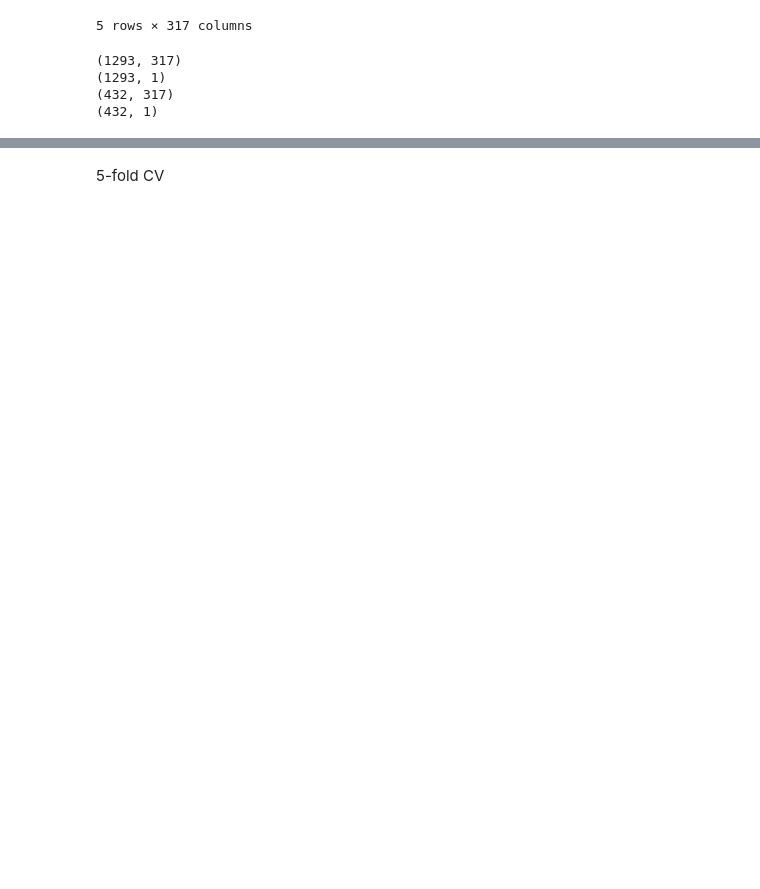
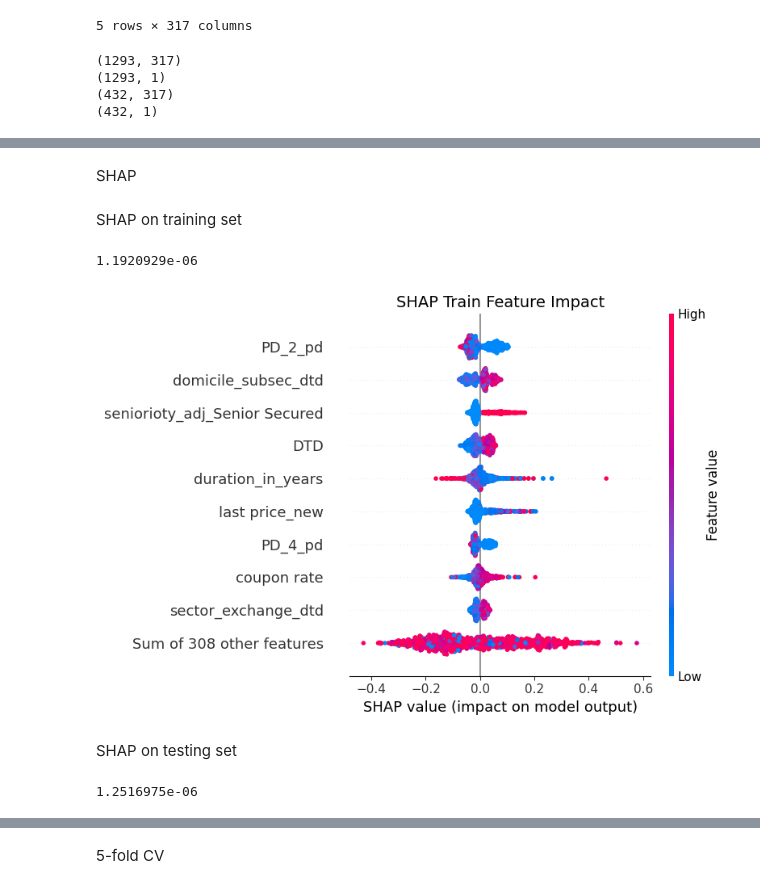
Before and after one commit to hoanguyen94/Recovery-rate-prediction, a Jupyter notebook: src/XGBoost.ipynb, the cells around one changed output, grey strips where cells are left out. Drawn from its saved outputs; the diff is of its cells as text; code cells hidden in the pictures; blank space fills up the shorter version.

Commit message:
add tree models

```diff
--- a/src/XGBoost.ipynb
+++ b/src/XGBoost.ipynb
@@ -48,7 +55,7 @@ feature_list = train_features.columns
 # category_feature_key = ['currency', 'seniorioty_adj', 'domicile_country',	'exchange_country',	'Industry_sector',	'Industry_group',	'Industry_subgroup', 'event_type',
 #                  'event_type_subcategory_sum', 'defaulted_in_last_6_months']
 # category_features = [i for i in feature_list if any(sub in i for sub in category_feature_key)]
-category_features = train_features.select_dtypes(include=['int']).columns
+category_features = train_features.select_dtypes(include=['int', 'bool']).columns
 non_category_features = [i for i in feature_list if i not in category_features]
 
 print(len(category_features))
@@ -237,0 +282,46 @@ plt.show()
+# %% [markdown]
+SHAP
+# %%
+new_feature_list = non_category_features + category_features.to_list()
+# %% [markdown]
+SHAP on training set
+# %%
+# standardize train features first
+train_ft_scaled = pipeline.named_steps['preprocessor'].transform(train_features)
+train_ft_scaled_df = pd.DataFrame(data=train_ft_scaled, columns=new_feature_list)
+
+explainer = shap.TreeExplainer(model)
+explanation = explainer(train_ft_scaled_df)
+
+shap_values = explanation.values
+# make sure the SHAP values add up to marginal predictions
+np.abs(shap_values.sum(axis=1) + explanation.base_values - train_predictions).max()
+# %% [output]
+1.1920929e-06
+# %%
+# Set up the matplotlib figure
+plt.figure(figsize=(10, 8))  # Adjust size as needed
+# Create the beeswarm plot
+shap.plots.beeswarm(explanation, show=False)  # Set show=False to prevent automatic display
+# Add title if desired
+plt.title("SHAP Train Feature Impact", fontsize=14)
+plt.tight_layout()
+plt.savefig(f'{OUTPUT_PATH}/shap_train_feature_beeswarm.png')
+plt.show()
+# %% [output]
+[figure, added]
+# %% [markdown]
+SHAP on testing set
+# %%
+# standardize test features first
+test_ft_scaled = pipeline.named_steps['preprocessor'].transform(test_features)
+test_ft_scaled_df = pd.DataFrame(data=test_ft_scaled, columns=new_feature_list)
+
+explainer = shap.TreeExplainer(model)
+explanation = explainer(test_ft_scaled_df)
+
+shap_values = explanation.values
+# make sure the SHAP values add up to marginal predictions
+np.abs(shap_values.sum(axis=1) + explanation.base_values - predictions).max()
+# %% [output]
+1.2516975e-06
```
Also changed, not shown: parts of 24 cells of this notebook, 2 other files.
